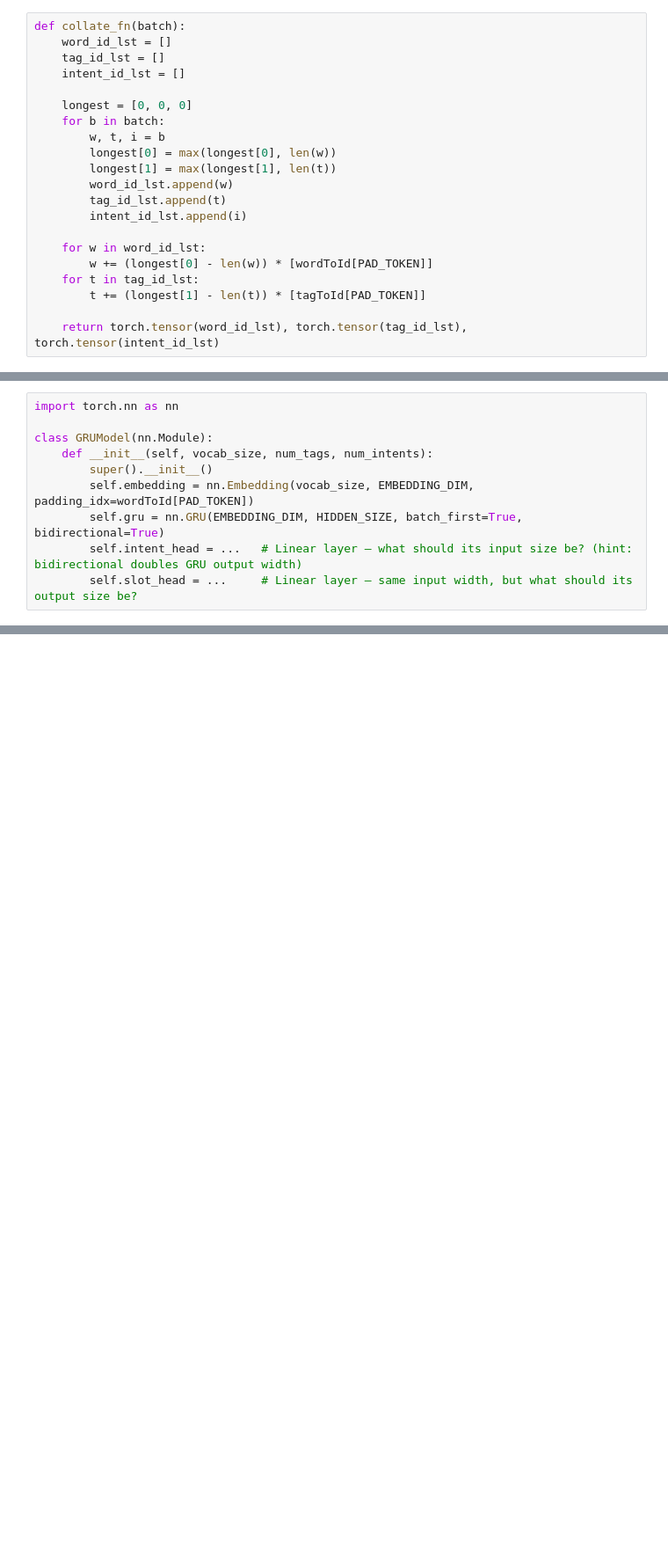
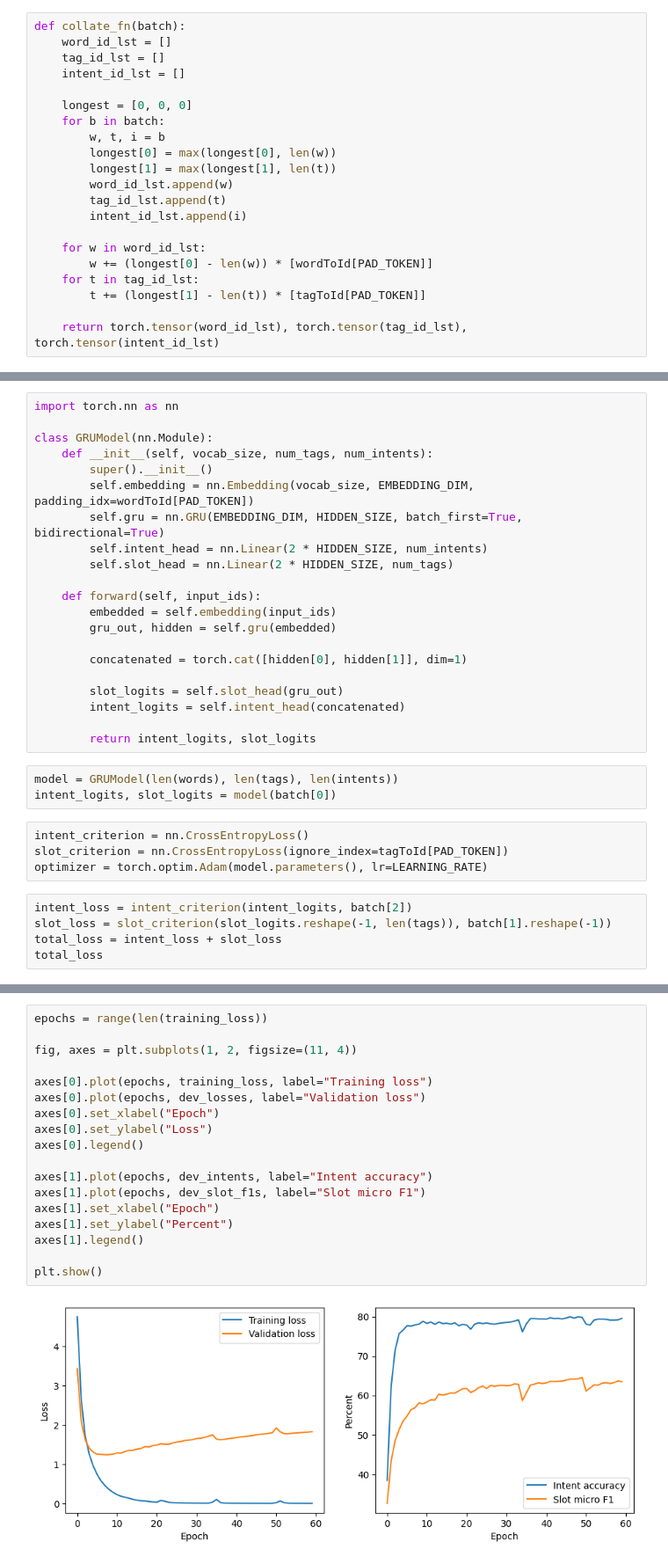
Before and after one commit to Kevin-Hou422/SC4002-Group-Project, a Jupyter notebook: Source/main_GRU.ipynb, the cells around one changed output, grey strips where cells are left out. Shown at 88% size. Saved outputs shown, nothing was run; the diff lists cells and outputs as text; blank space fills up the shorter version.

Commit message:
found optimal

```diff
--- a/Source/main_GRU.ipynb
+++ b/Source/main_GRU.ipynb
@@ -407,5 +421,28 @@ class GRUModel(nn.Module):
         super().__init__()
         self.embedding = nn.Embedding(vocab_size, EMBEDDING_DIM, padding_idx=wordToId[PAD_TOKEN])
         self.gru = nn.GRU(EMBEDDING_DIM, HIDDEN_SIZE, batch_first=True, bidirectional=True)
-        self.intent_head = ...   # Linear layer — what should its input size be? (hint: bidirectional doubles GRU output width)
-        self.slot_head = ...     # Linear layer — same input width, but what should its output size be?
+        self.intent_head = nn.Linear(2 * HIDDEN_SIZE, num_intents)
+        self.slot_head = nn.Linear(2 * HIDDEN_SIZE, num_tags)
+
+    def forward(self, input_ids):
+        embedded = self.embedding(input_ids)
+        gru_out, hidden = self.gru(embedded)
+
+        concatenated = torch.cat([hidden[0], hidden[1]], dim=1)
+
+        slot_logits = self.slot_head(gru_out)
+        intent_logits = self.intent_head(concatenated)
+
+        return intent_logits, slot_logits
+# %%
+model = GRUModel(len(words), len(tags), len(intents))
+intent_logits, slot_logits = model(batch[0])
+# %%
+intent_criterion = nn.CrossEntropyLoss()
+slot_criterion = nn.CrossEntropyLoss(ignore_index=tagToId[PAD_TOKEN])
+optimizer = torch.optim.Adam(model.parameters(), lr=LEARNING_RATE)
+# %%
+intent_loss = intent_criterion(intent_logits, batch[2])
+slot_loss = slot_criterion(slot_logits.reshape(-1, len(tags)), batch[1].reshape(-1))
+total_loss = intent_loss + slot_loss
+total_loss
@@ -411,0 +575,20 @@ class GRUModel(nn.Module):
+# %%
+epochs = range(len(training_loss))
+
+fig, axes = plt.subplots(1, 2, figsize=(11, 4))
+
+axes[0].plot(epochs, training_loss, label="Training loss")
+axes[0].plot(epochs, dev_losses, label="Validation loss")
+axes[0].set_xlabel("Epoch")
+axes[0].set_ylabel("Loss")
+axes[0].legend()
+
+axes[1].plot(epochs, dev_intents, label="Intent accuracy")
+axes[1].plot(epochs, dev_slot_f1s, label="Slot micro F1")
+axes[1].set_xlabel("Epoch")
+axes[1].set_ylabel("Percent")
+axes[1].legend()
+
+plt.show()
+# %% [output]
+[figure, added]
```
Also changed, not shown: parts of 11 cells of this notebook.
